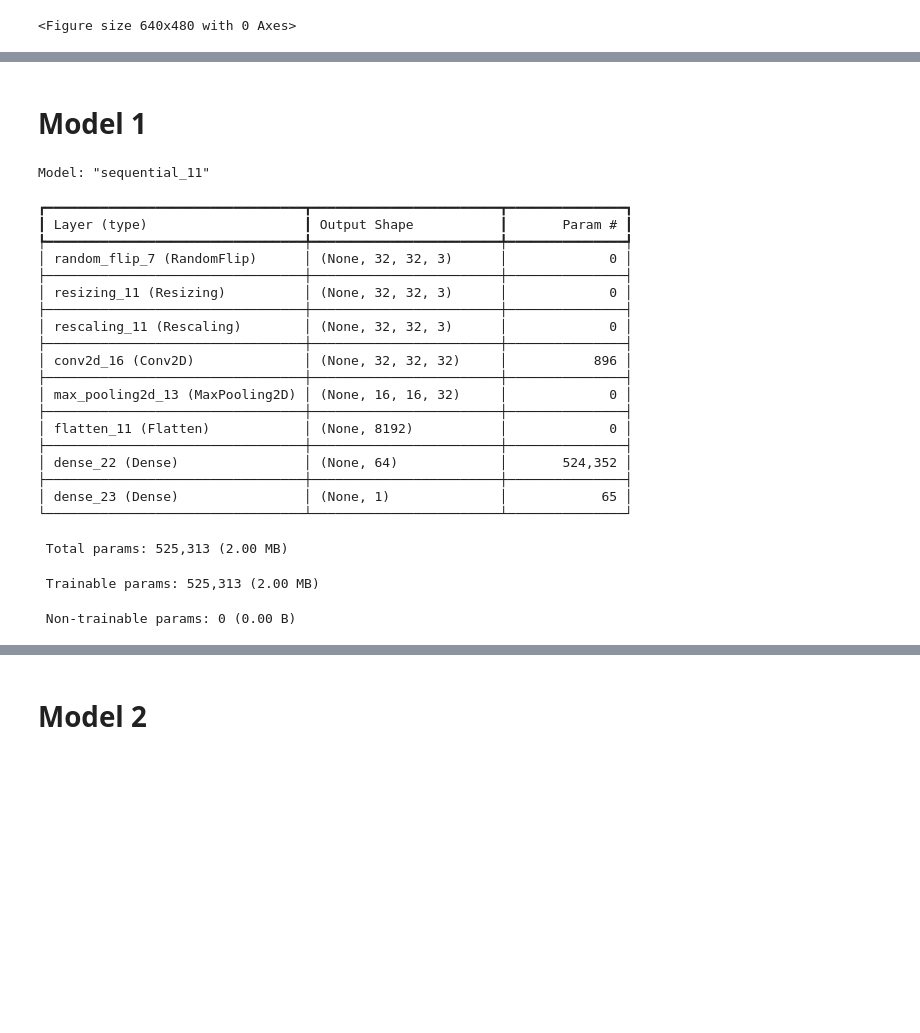
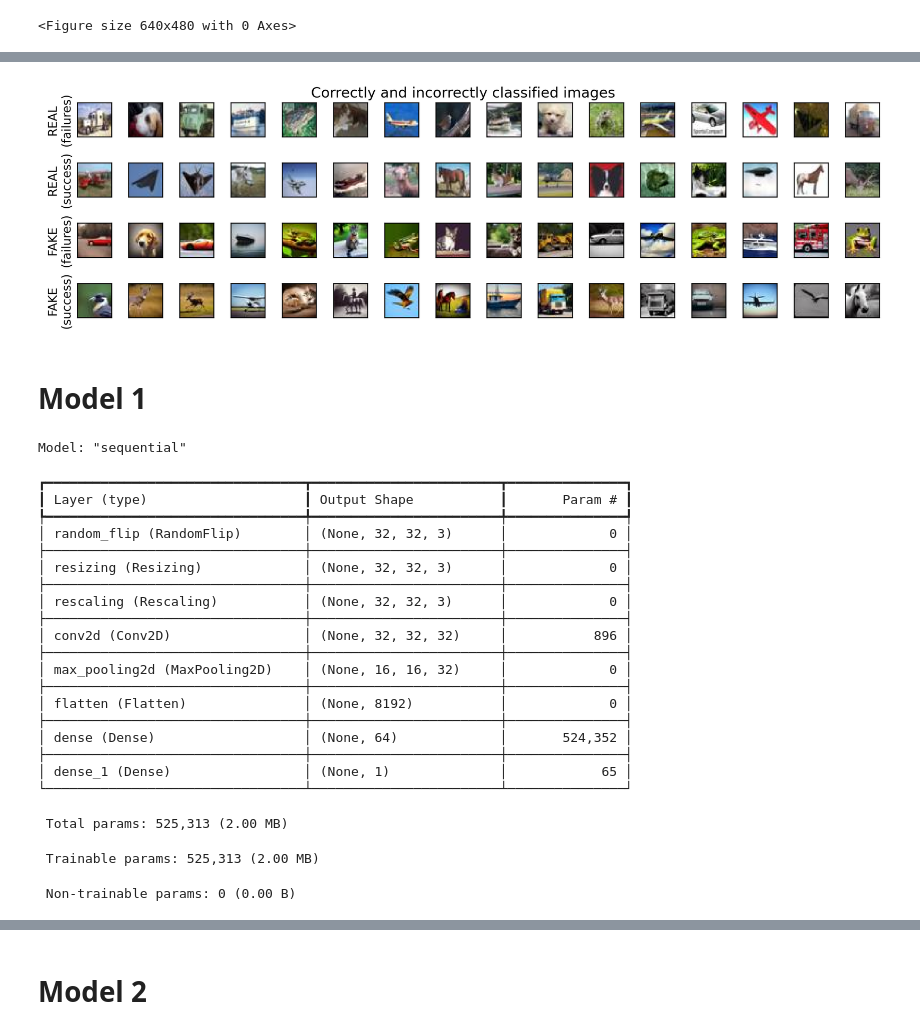
Before and after one commit to GuillaumeZahnd/cifake, a Jupyter notebook: cifake.ipynb, the cells around one changed output, grey strips where cells are left out. Cells and saved outputs as stored; diff of their text form; code cells hidden in the pictures; blank space fills up the shorter version.

```diff
--- a/cifake.ipynb
+++ b/cifake.ipynb
@@ -271,6 +298,59 @@ ValueError: Found input variables with inconsistent numbers of samples: [20000,
+# %%
+def plot_extreme_predictions(predicted_values, labels):
+
+    indices_of_true_images = np.where(labels==1)
+    indices_of_fake_images = np.where(labels==0)
+
+    predicted_value_for_true_images = predicted_values[labels==1]
+    predicted_value_for_fake_images = predicted_values[labels==0]
+
+    indices_of_true_images_sorted_from_worst_to_best_prediction = np.argsort(predicted_value_for_true_images)
+    indices_of_fake_images_sorted_from_worst_to_best_prediction = np.flip(np.argsort(predicted_value_for_fake_images))
+
+    # Display a few images
+    number_of_displayed_samples = 16
+
+    fig, ax = plt.subplots(4, number_of_displayed_samples)
+    fig.set_dpi(300)
+    fig.set_size_inches(10, 3, forward=True)
+
+    for i in range(number_of_displayed_samples):
+
+        axx = ax[0, i]
+        fig.sca(axx)
+        index = indices_of_true_images_sorted_from_worst_to_best_prediction[i]
+        plt.imshow(img.imread(os.path.join(path_dataset_train_real, samples_list_train_real[index])))
+        plt.ylabel('REAL\n(failures)') if i==0 else None
+
+        axx = ax[1, i]
+        fig.sca(axx)
+        index = indices_of_true_images_sorted_from_worst_to_best_prediction[9999-i]
+        plt.imshow(img.imread(os.path.join(path_dataset_test_real, samples_list_test_real[index])))
+        plt.ylabel('REAL\n(success)') if i==0 else None
+
+        axx = ax[2, i]
+        fig.sca(axx)
+        index = indices_of_fake_images_sorted_from_worst_to_best_prediction[i]
+        plt.imshow(img.imread(os.path.join(path_dataset_train_fake, samples_list_train_fake[index])))
+        plt.ylabel('FAKE\n(failures)') if i==0 else None
+
+        axx = ax[3, i]
+        fig.sca(axx)
+        index = indices_of_fake_images_sorted_from_worst_to_best_prediction[9999-i]
+        plt.imshow(img.imread(os.path.join(path_dataset_test_fake, samples_list_test_fake[index])))
+        plt.ylabel('FAKE\n(success)') if i==0 else None
+
+    [axx.set_xticks([]) for axx in ax.ravel()]
+    [axx.set_yticks([]) for axx in ax.ravel()]
+    plt.tight_layout()
+    plt.suptitle('Correctly and incorrectly classified images')
+    plt.show()
+# %% [output]
+[figure, added]
 # %% [markdown]
 # Model 1
 # %%
+# Design the model
 model = tf.keras.Sequential([
     layers.RandomFlip(mode='horizontal', seed=random_seed),
     layers.Resizing(image_height, image_width),
@@ -279,39 +359,37 @@ model = tf.keras.Sequential([
     tf.keras.layers.MaxPooling2D(),
     tf.keras.layers.Flatten(),
     tf.keras.layers.Dense(64, activation='silu'),
-    tf.keras.layers.Dense(1, activation='sigmoid')
-])
+    tf.keras.layers.Dense(1, activation='sigmoid')])
 
 # Compile the model
 model.compile(
     optimizer=keras.optimizers.Adam(learning_rate=0.001),
     loss='binary_crossentropy',
-    metrics=[BinaryAccuracy(name='accuracy'), Precision(name='precision'), Recall(name='recall')]
-)
+    metrics=[BinaryAccuracy(name='accuracy'), Precision(name='precision'), Recall(name='recall')])
 
 # Build the model and show the summary
 model.build(input_shape=(None, image_height, image_width, 3))
 model.summary()
 # %% [output]
-Model: "sequential_11"
+Model: "sequential"
 ┏━━━━━━━━━━━━━━━━━━━━━━━━━━━━━━━━━┳━━━━━━━━━━━━━━━━━━━━━━━━┳━━━━━━━━━━━━━━━┓
 ┃ Layer (type)                    ┃ Output Shape           ┃       Param # ┃
 ┡━━━━━━━━━━━━━━━━━━━━━━━━━━━━━━━━━╇━━━━━━━━━━━━━━━━━━━━━━━━╇━━━━━━━━━━━━━━━┩
-│ random_flip_7 (RandomFlip)      │ (None, 32, 32, 3)      │             0 │
+│ random_flip (RandomFlip)        │ (None, 32, 32, 3)      │             0 │
 ├─────────────────────────────────┼────────────────────────┼───────────────┤
-│ resizing_11 (Resizing)          │ (None, 32, 32, 3)      │             0 │
+│ resizing (Resizing)             │ (None, 32, 32, 3)      │             0 │
 ├─────────────────────────────────┼────────────────────────┼───────────────┤
-│ rescaling_11 (Rescaling)        │ (None, 32, 32, 3)      │             0 │
+│ rescaling (Rescaling)           │ (None, 32, 32, 3)      │             0 │
 ├─────────────────────────────────┼────────────────────────┼───────────────┤
-│ conv2d_16 (Conv2D)              │ (None, 32, 32, 32)     │           896 │
+│ conv2d (Conv2D)                 │ (None, 32, 32, 32)     │           896 │
 ├─────────────────────────────────┼────────────────────────┼───────────────┤
-│ max_pooling2d_13 (MaxPooling2D) │ (None, 16, 16, 32)     │             0 │
+│ max_pooling2d (MaxPooling2D)    │ (None, 16, 16, 32)     │             0 │
 ├─────────────────────────────────┼────────────────────────┼───────────────┤
-│ flatten_11 (Flatten)            │ (None, 8192)           │             0 │
+│ flatten (Flatten)               │ (None, 8192)           │             0 │
 ├─────────────────────────────────┼────────────────────────┼───────────────┤
-│ dense_22 (Dense)                │ (None, 64)             │       524,352 │
+│ dense (Dense)                   │ (None, 64)             │       524,352 │
 ├─────────────────────────────────┼────────────────────────┼───────────────┤
-│ dense_23 (Dense)                │ (None, 1)              │            65 │
+│ dense_1 (Dense)                 │ (None, 1)              │            65 │
 └─────────────────────────────────┴────────────────────────┴───────────────┘
  Total params: 525,313 (2.00 MB)
  Trainable params: 525,313 (2.00 MB)
```
Also changed, not shown: parts of 17 cells of this notebook.
